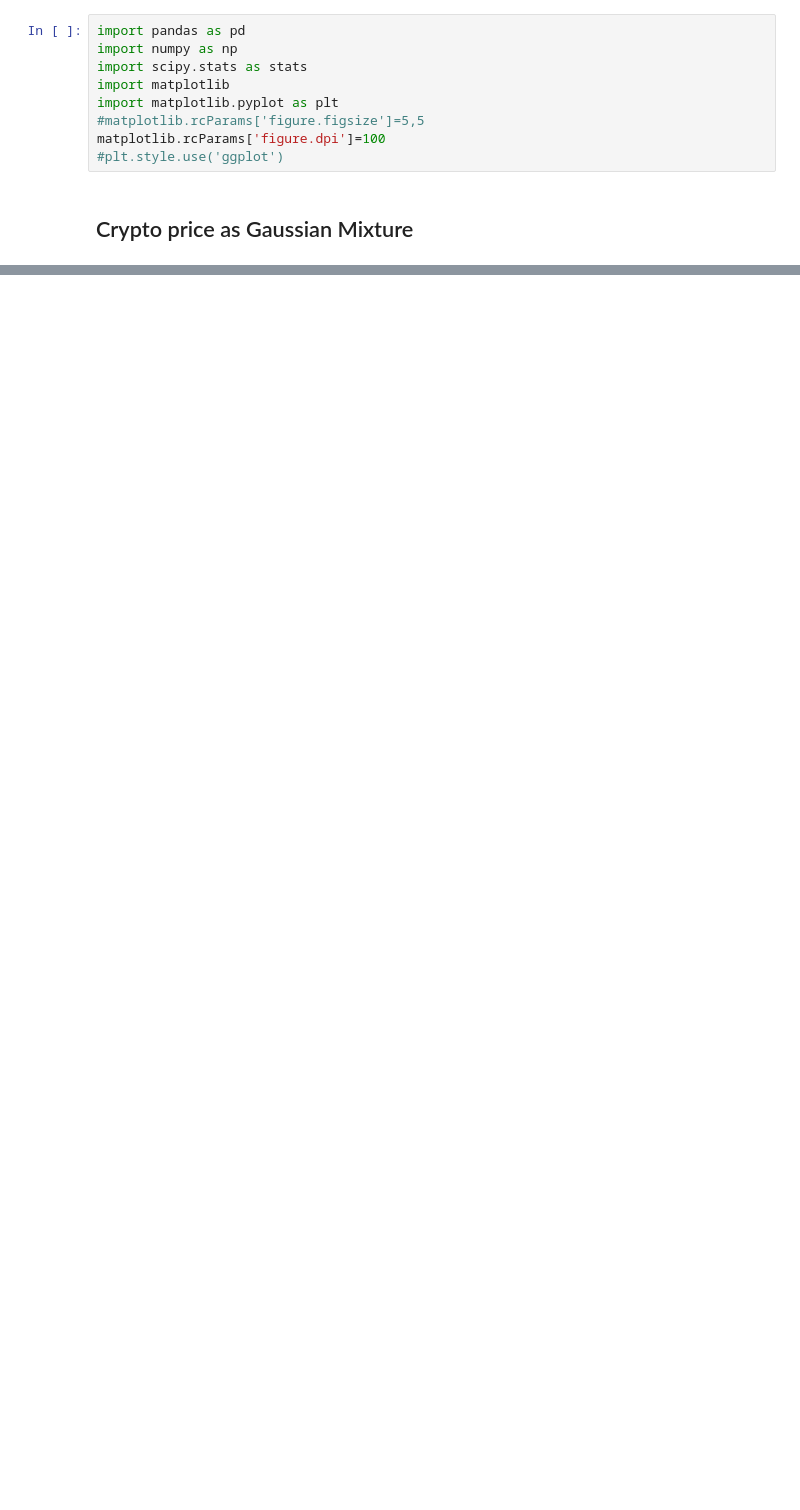
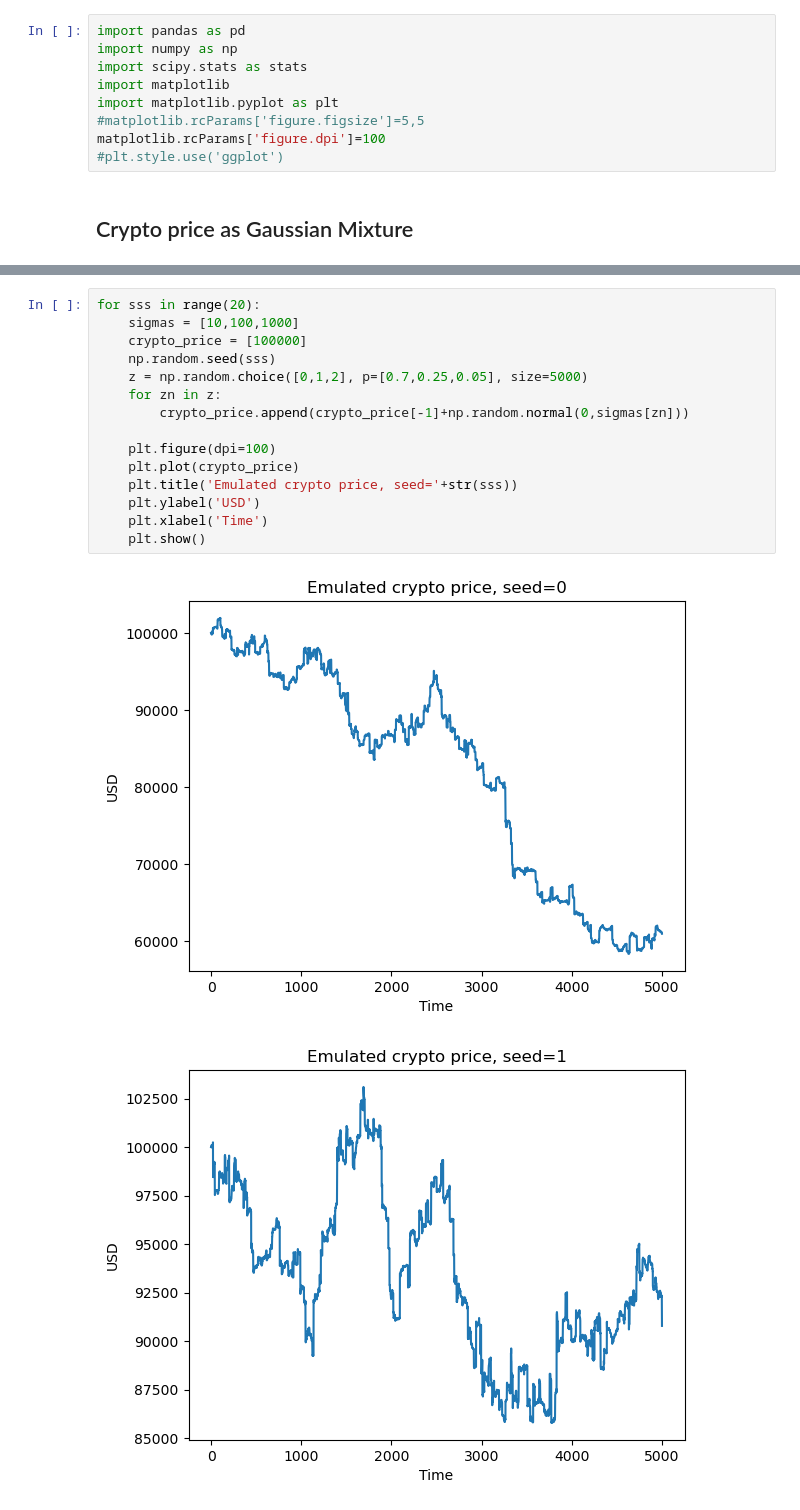
Before and after one commit to sequi76/BML4SR, a Jupyter notebook: Lecture-3.Mixture_Models/crypto_price_as_random_gaussian_mixture.ipynb, the cells around one changed output, grey strips where cells are left out. Cells and saved outputs as stored; diff of their text form; blank space fills up the shorter version.

```diff
--- a/Lecture-3.Mixture_Models/crypto_price_as_random_gaussian_mixture.ipynb
+++ b/Lecture-3.Mixture_Models/crypto_price_as_random_gaussian_mixture.ipynb
@@ -27,0 +28,18 @@ plt.show()
+# %%
+for sss in range(20):
+    sigmas = [10,100,1000]
+    crypto_price = [100000]
+    np.random.seed(sss)
+    z = np.random.choice([0,1,2], p=[0.7,0.25,0.05], size=5000)
+    for zn in z:
+        crypto_price.append(crypto_price[-1]+np.random.normal(0,sigmas[zn]))
+
+    plt.figure(dpi=100)
+    plt.plot(crypto_price)
+    plt.title('Emulated crypto price, seed='+str(sss))
+    plt.ylabel('USD')
+    plt.xlabel('Time')
+    plt.show()
+# %% [output]
+[figure, added]
+[figure, added]
```
Also changed, not shown: parts of 2 cells of this notebook, 17 other files.
